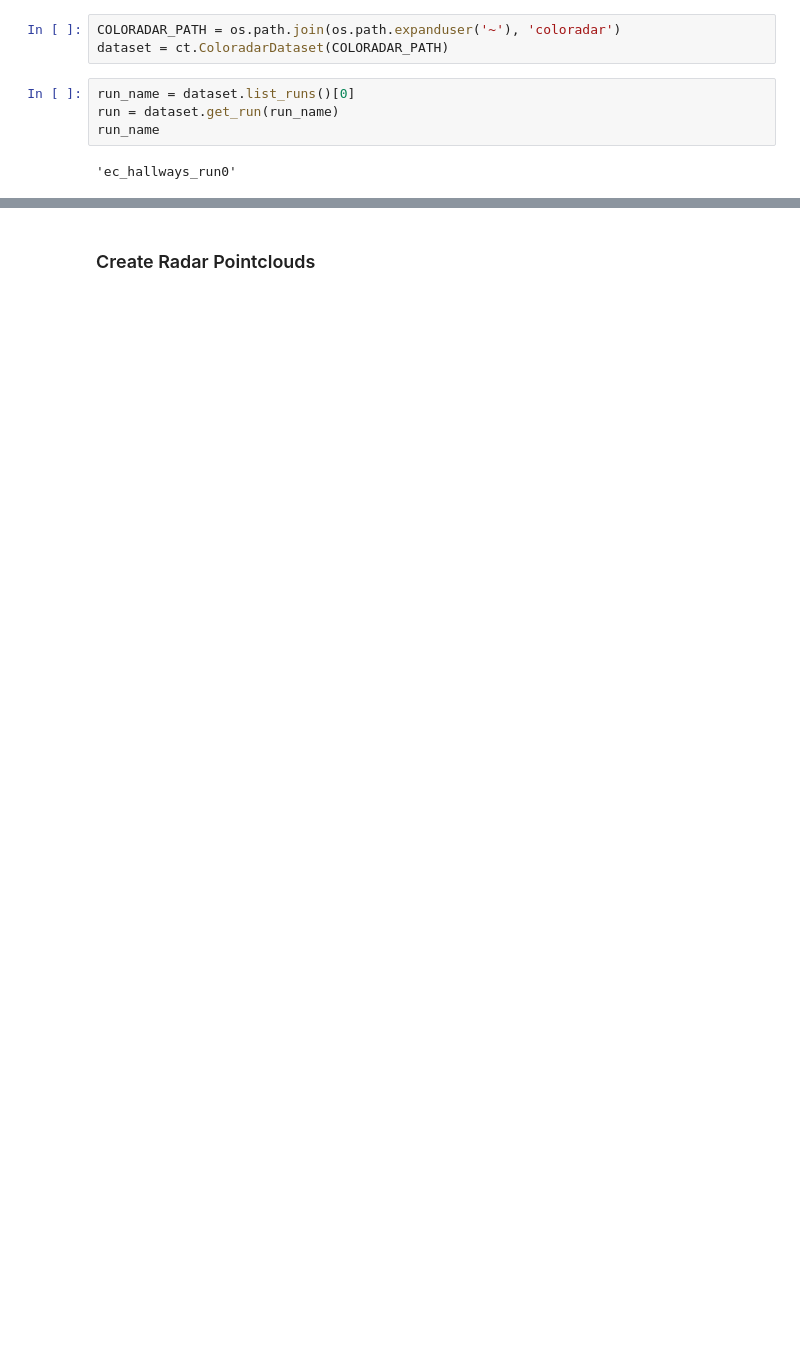
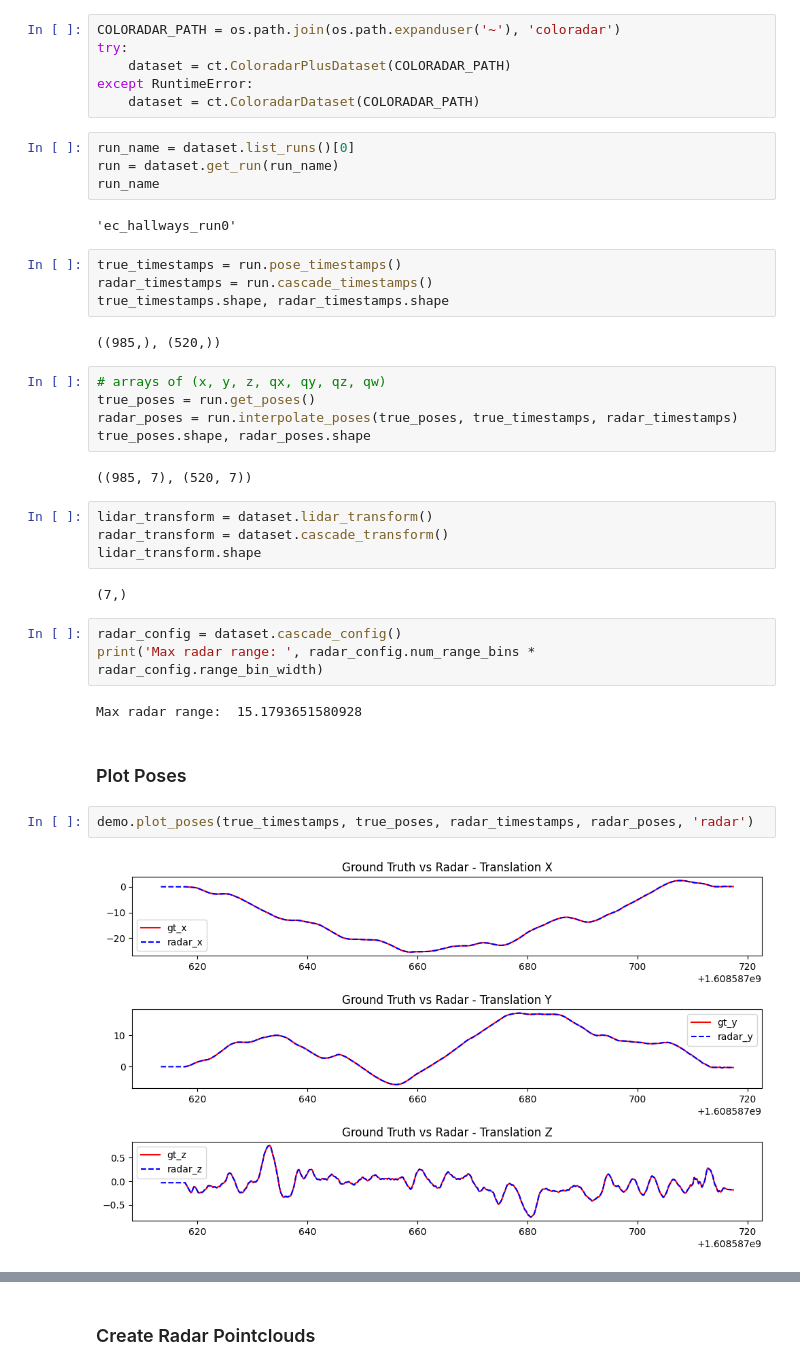
Before and after one commit to arpg/coloradar_plus_processing_tools, a Jupyter notebook: coloradar_plus_processing_tools/demo.ipynb, the cells around one changed output, grey strips where cells are left out. Cells and saved outputs as stored; diff of their text form; blank space fills up the shorter version.

```diff
--- a/coloradar_plus_processing_tools/demo.ipynb
+++ b/coloradar_plus_processing_tools/demo.ipynb
@@ -44,10 +42,43 @@ import coloradar_dataset_tools as ct
 ### Initialize Dataset
 # %%
 COLORADAR_PATH = os.path.join(os.path.expanduser('~'), 'coloradar')
-dataset = ct.ColoradarDataset(COLORADAR_PATH)
+try:
+    dataset = ct.ColoradarPlusDataset(COLORADAR_PATH)
+except RuntimeError:
+    dataset = ct.ColoradarDataset(COLORADAR_PATH)
 # %%
 run_name = dataset.list_runs()[0]
 run = dataset.get_run(run_name)
 run_name
 # %% [output]
 'ec_hallways_run0'
+# %%
+true_timestamps = run.pose_timestamps()
+radar_timestamps = run.cascade_timestamps()
+true_timestamps.shape, radar_timestamps.shape
+# %% [output]
+((985,), (520,))
+# %%
+# arrays of (x, y, z, qx, qy, qz, qw)
+true_poses = run.get_poses()
+radar_poses = run.interpolate_poses(true_poses, true_timestamps, radar_timestamps)
+true_poses.shape, radar_poses.shape
+# %% [output]
+((985, 7), (520, 7))
+# %%
+lidar_transform = dataset.lidar_transform()
+radar_transform = dataset.cascade_transform()
+lidar_transform.shape
+# %% [output]
+(7,)
+# %%
+radar_config = dataset.cascade_config()
+print('Max radar range: ', radar_config.num_range_bins * radar_config.range_bin_width)
+# %% [output]
+Max radar range:  15.1793651580928
+# %% [markdown]
+### Plot Poses
+# %%
+demo.plot_poses(true_timestamps, true_poses, radar_timestamps, radar_poses, 'radar')
+# %% [output]
+[figure, added]
```
Also changed, not shown: parts of 47 cells of this notebook, 8 other files.
